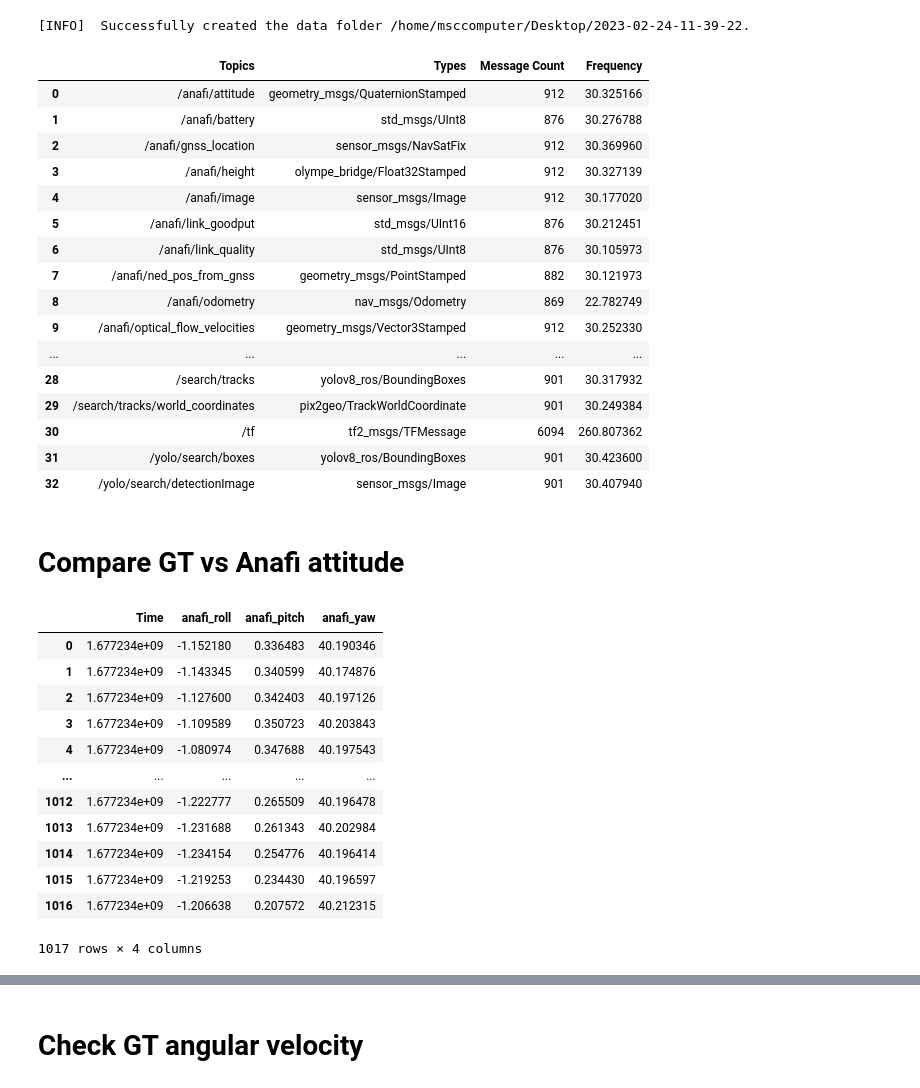
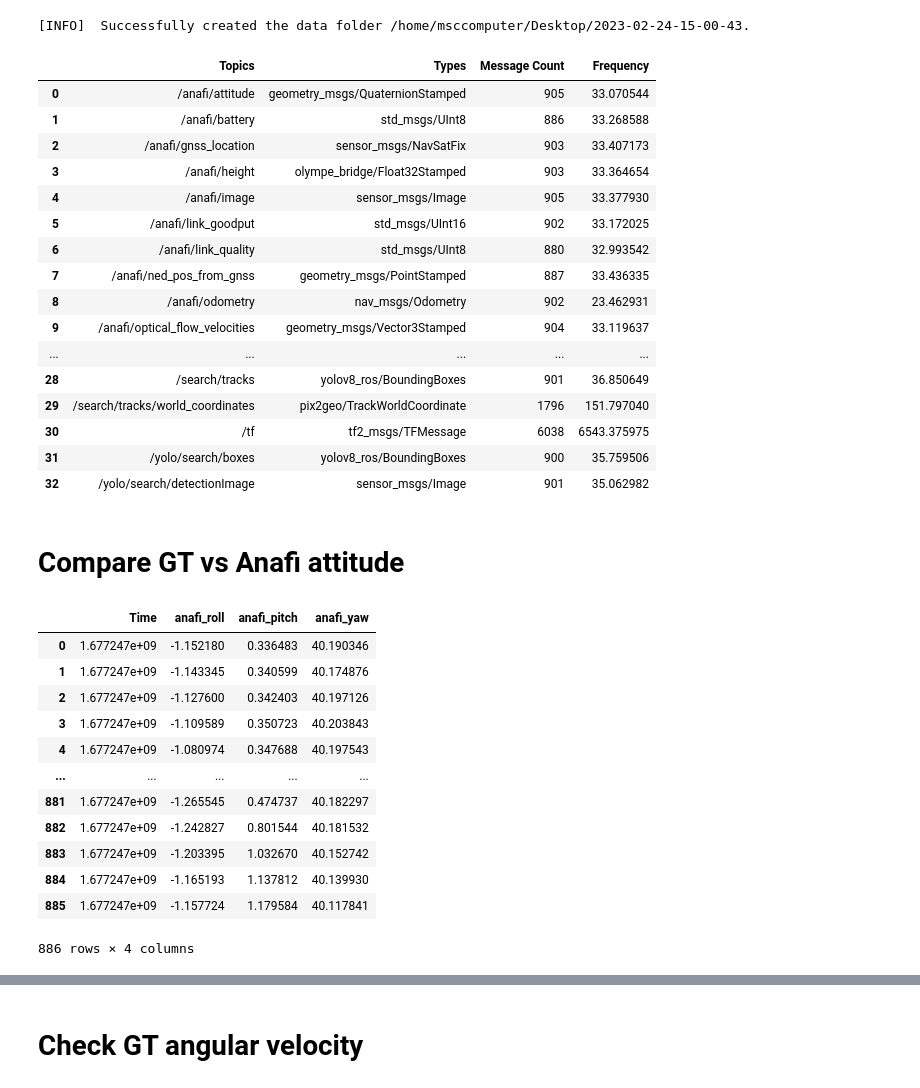
Before and after one commit to simenallum/msc_thesis, a Jupyter notebook: offline_utils/analysis/pix2geo/evaluate_pix2geo.ipynb, the cells around one changed output, grey strips where cells are left out. Saved outputs shown, nothing was run; the diff lists cells and outputs as text; code cells hidden in the pictures.

```diff
--- a/offline_utils/analysis/pix2geo/evaluate_pix2geo.ipynb
+++ b/offline_utils/analysis/pix2geo/evaluate_pix2geo.ipynb
@@ -105,27 +105,27 @@ def get_np_arr_without_nan(df, datacols_list, remove_identicals=True):
 # %%
 # b = bagreader('/Users/simenallum/Library/CloudStorage/OneDrive-NTNU/Project thesis - bagfiles/lab/square/no_perception/2022-11-08-11-56-31.bag')
 # b = bagreader('/Users/simenallum/Library/CloudStorage/OneDrive-NTNU/Project thesis - bagfiles/lab/mission/no_perception/2022-11-08-11-19-46.bag')
-b = bagreader('/home/msccomputer/Desktop/2023-02-24-11-39-22.bag')
+b = bagreader('/home/msccomputer/Desktop/2023-02-24-15-00-43.bag')
 b.topic_table
 # %% [output]
-[INFO]  Successfully created the data folder /home/msccomputer/Desktop/2023-02-24-11-39-22.
+[INFO]  Successfully created the data folder /home/msccomputer/Desktop/2023-02-24-15-00-43.
 |  | Topics | Types | Message Count | Frequency |
-| 0 | /anafi/attitude | geometry_msgs/QuaternionStamped | 912 | 30.325166 |
-| 1 | /anafi/battery | std_msgs/UInt8 | 876 | 30.276788 |
-| 2 | /anafi/gnss_location | sensor_msgs/NavSatFix | 912 | 30.369960 |
-| 3 | /anafi/height | olympe_bridge/Float32Stamped | 912 | 30.327139 |
-| 4 | /anafi/image | sensor_msgs/Image | 912 | 30.177020 |
-| 5 | /anafi/link_goodput | std_msgs/UInt16 | 876 | 30.212451 |
-| 6 | /anafi/link_quality | std_msgs/UInt8 | 876 | 30.105973 |
-| 7 | /anafi/ned_pos_from_gnss | geometry_msgs/PointStamped | 882 | 30.121973 |
-| 8 | /anafi/odometry | nav_msgs/Odometry | 869 | 22.782749 |
-| 9 | /anafi/optical_flow_velocities | geometry_msgs/Vector3Stamped | 912 | 30.252330 |
+| 0 | /anafi/attitude | geometry_msgs/QuaternionStamped | 905 | 33.070544 |
+| 1 | /anafi/battery | std_msgs/UInt8 | 886 | 33.268588 |
+| 2 | /anafi/gnss_location | sensor_msgs/NavSatFix | 903 | 33.407173 |
+| 3 | /anafi/height | olympe_bridge/Float32Stamped | 903 | 33.364654 |
+| 4 | /anafi/image | sensor_msgs/Image | 905 | 33.377930 |
+| 5 | /anafi/link_goodput | std_msgs/UInt16 | 902 | 33.172025 |
+| 6 | /anafi/link_quality | std_msgs/UInt8 | 880 | 32.993542 |
+| 7 | /anafi/ned_pos_from_gnss | geometry_msgs/PointStamped | 887 | 33.436335 |
+| 8 | /anafi/odometry | nav_msgs/Odometry | 902 | 23.462931 |
+| 9 | /anafi/optical_flow_velocities | geometry_msgs/Vector3Stamped | 904 | 33.119637 |
 | ... | ... | ... | ... | ... |
-| 28 | /search/tracks | yolov8_ros/BoundingBoxes | 901 | 30.317932 |
-| 29 | /search/tracks/world_coordinates | pix2geo/TrackWorldCoordinate | 901 | 30.249384 |
-| 30 | /tf | tf2_msgs/TFMessage | 6094 | 260.807362 |
-| 31 | /yolo/search/boxes | yolov8_ros/BoundingBoxes | 901 | 30.423600 |
-| 32 | /yolo/search/detectionImage | sensor_msgs/Image | 901 | 30.407940 |
+| 28 | /search/tracks | yolov8_ros/BoundingBoxes | 901 | 36.850649 |
+| 29 | /search/tracks/world_coordinates | pix2geo/TrackWorldCoordinate | 1796 | 151.797040 |
+| 30 | /tf | tf2_msgs/TFMessage | 6038 | 6543.375975 |
+| 31 | /yolo/search/boxes | yolov8_ros/BoundingBoxes | 900 | 35.759506 |
+| 32 | /yolo/search/detectionImage | sensor_msgs/Image | 901 | 35.062982 |
 # %% [markdown]
 # Compare GT vs Anafi attitude
 # %%
@@ -139,18 +139,18 @@ df_anafi_attitude = rename_columns(df_anafi_attitude, ["anafi_roll", "anafi_pitc
 df_anafi_attitude
 # %% [output]
 |  | Time | anafi_roll | anafi_pitch | anafi_yaw |
-| 0 | 1.677234e+09 | -1.152180 | 0.336483 | 40.190346 |
-| 1 | 1.677234e+09 | -1.143345 | 0.340599 | 40.174876 |
-| 2 | 1.677234e+09 | -1.127600 | 0.342403 | 40.197126 |
-| 3 | 1.677234e+09 | -1.109589 | 0.350723 | 40.203843 |
-| 4 | 1.677234e+09 | -1.080974 | 0.347688 | 40.197543 |
+| 0 | 1.677247e+09 | -1.152180 | 0.336483 | 40.190346 |
+| 1 | 1.677247e+09 | -1.143345 | 0.340599 | 40.174876 |
+| 2 | 1.677247e+09 | -1.127600 | 0.342403 | 40.197126 |
+| 3 | 1.677247e+09 | -1.109589 | 0.350723 | 40.203843 |
+| 4 | 1.677247e+09 | -1.080974 | 0.347688 | 40.197543 |
 | ... | ... | ... | ... | ... |
-| 1012 | 1.677234e+09 | -1.222777 | 0.265509 | 40.196478 |
-| 1013 | 1.677234e+09 | -1.231688 | 0.261343 | 40.202984 |
-| 1014 | 1.677234e+09 | -1.234154 | 0.254776 | 40.196414 |
-| 1015 | 1.677234e+09 | -1.219253 | 0.234430 | 40.196597 |
-| 1016 | 1.677234e+09 | -1.206638 | 0.207572 | 40.212315 |
+| 881 | 1.677247e+09 | -1.265545 | 0.474737 | 40.182297 |
+| 882 | 1.677247e+09 | -1.242827 | 0.801544 | 40.181532 |
+| 883 | 1.677247e+09 | -1.203395 | 1.032670 | 40.152742 |
+| 884 | 1.677247e+09 | -1.165193 | 1.137812 | 40.139930 |
+| 885 | 1.677247e+09 | -1.157724 | 1.179584 | 40.117841 |
-1017 rows × 4 columns
+886 rows × 4 columns
 # %%
 gt_anafi_attitude = b.message_by_topic('/qualisys/Anafi/pose')
 df_gt_anafi_attitude = pd.read_csv(gt_anafi_attitude)
```
Also changed, not shown: parts of 14 cells of this notebook, 3 other files.
